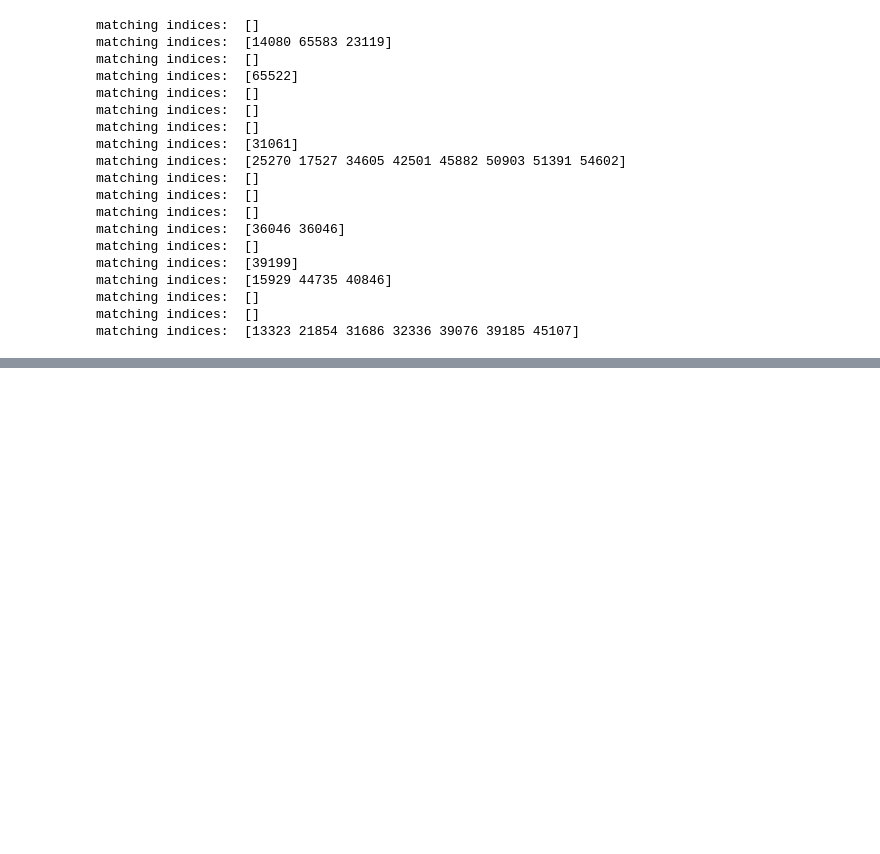
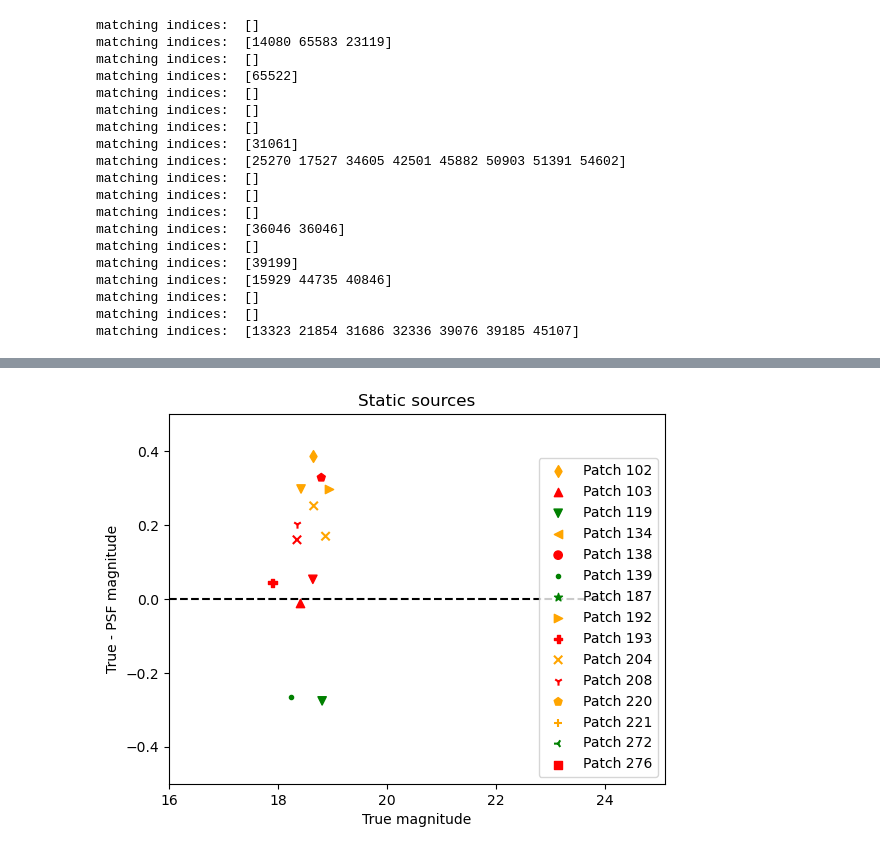
Before and after one commit to lsst-dm/vv-team-notebooks, a Jupyter notebook: notebooks/SP-1077-true_pipeline_staticsrcs.ipynb, the cells around one changed output, grey strips where cells are left out. Cells and saved outputs as stored; diff of their text form; code cells hidden in the pictures; blank space fills up the shorter version.

```diff
--- a/notebooks/SP-1077-true_pipeline_staticsrcs.ipynb
+++ b/notebooks/SP-1077-true_pipeline_staticsrcs.ipynb
@@ -343,0 +365,20 @@ plt.show()
+# %%
+colors = {'r': 'red', 'g': 'green', 'i':'orange'}
+markers= {102: 'd', 103: '^', 119:'v', 134: '<', 138: 'o', 139: '.', 187: '*', 192: '>', 193:'P', 204: 'x', 208: '1', 220:'p', 221:'+', 272: '3', 276:'s'}
+for marker_value, marker_style in markers.items():
+    subset = match_df[match_df['patch'] == marker_value]
+    plt.scatter(subset['true_magnorm'], subset['diff_mag'],
+                c=subset['forced_band'].map(colors), marker=marker_style, label=f'Patch {marker_value}')
+
+plt.plot([16.0, 24.0], [0.0, 0.0], ls='--', color='k')
+plt.xlabel('True magnitude')
+plt.ylabel('True - PSF magnitude')
+plt.title('Static sources')
+#set limits
+plt.xlim(16.0, 25.1)
+plt.ylim(-0.5, 0.5)
+
+plt.legend(loc='lower right')
+plt.show()
+# %% [output]
+[figure, added]
```
Also changed, not shown: parts of 5 cells of this notebook.
